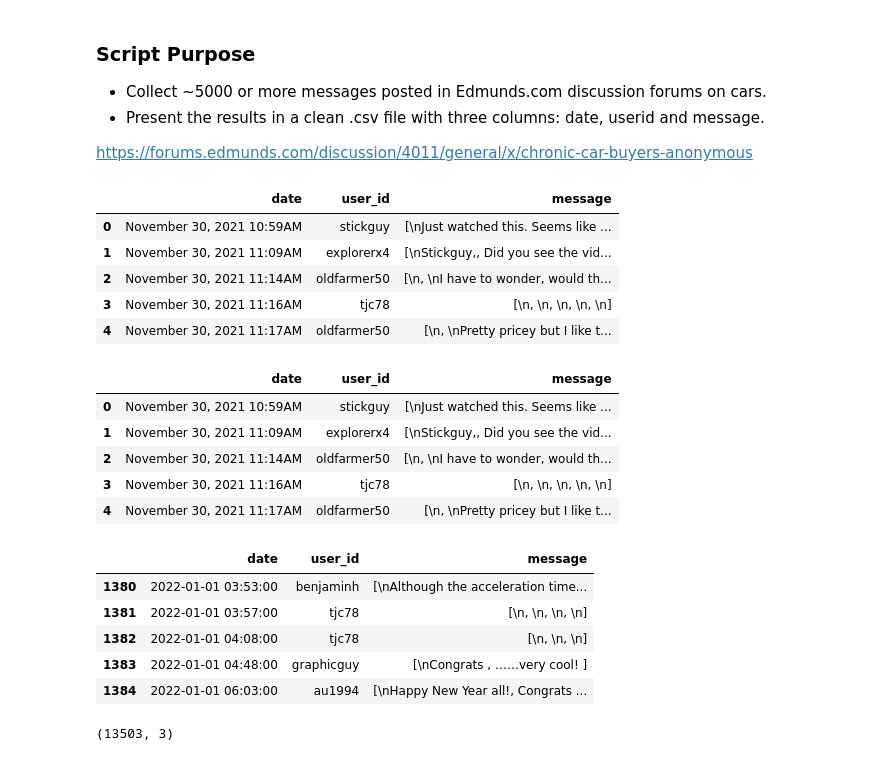
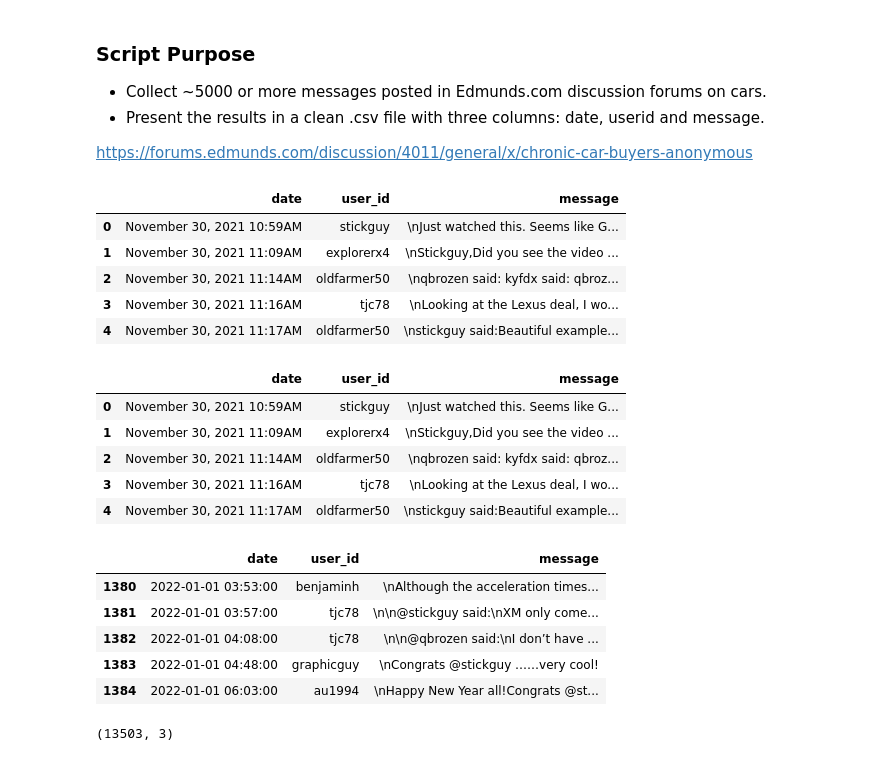
Before and after one commit to shanshanlao/car-brand-analysis, a Jupyter notebook: scrape_forum_comments.ipynb, the cells around one changed output. Drawn from its saved outputs; the diff is of its cells as text; code cells hidden in the pictures.

```diff
--- a/scrape_forum_comments.ipynb
+++ b/scrape_forum_comments.ipynb
@@ -30,50 +30,51 @@ dates = []
 for page in range(2560,2860):
 
     # First extract the page
     page_url = url + str(page)
     soup = BeautifulSoup(getData(page_url), 'html.parser')
 
     # In each page, scrape the comments
     # Each comment: <div class="Comment">
         # Author: <span class="Author"> <a title="userid">
         # Date: <span class="MItem DateCreated"> <time title= >
         # Message: <div class="Message userContent">
 
     comments = soup.find_all('div',class_ = 'Comment')
 
     for comment in comments:
         a_tag = comment.find("a", class_="Username js-userCard")
         if a_tag:
             authors.append(a_tag.text)
 
         t_tag = comment.find("time")
         if t_tag:
             dates.append(t_tag['title'])
 
         m_tag = comment.find('div', class_="Message userContent")
         if m_tag:
-            # Important! To keep only the new message and remove the quotes
-            messages.append(m_tag.find_all(text=True, recursive=False))
+            messages.append(m_tag.text)
+            # Important! To keep only the new message and remove the quotes:
+            # messages.append(m_tag.find_all(text=True, recursive=False))
 
 comments = pd.DataFrame(list(zip(dates,authors,messages)), columns = ['date','user_id','message'])
 comments.head()
 # %% [output]
 |  | date | user_id | message |
-| 0 | November 30, 2021 10:59AM | stickguy | [\nJust watched this. Seems like ... |
-| 1 | November 30, 2021 11:09AM | explorerx4 | [\nStickguy,, Did you see the vid... |
-| 2 | November 30, 2021 11:14AM | oldfarmer50 | [\n, \nI have to wonder, would th... |
-| 3 | November 30, 2021 11:16AM | tjc78 | [\n, \n, \n, \n, \n] |
-| 4 | November 30, 2021 11:17AM | oldfarmer50 | [\n, \nPretty pricey but I like t... |
+| 0 | November 30, 2021 10:59AM | stickguy | \nJust watched this. Seems like G... |
+| 1 | November 30, 2021 11:09AM | explorerx4 | \nStickguy,Did you see the video ... |
+| 2 | November 30, 2021 11:14AM | oldfarmer50 | \nqbrozen said: kyfdx said: qbroz... |
+| 3 | November 30, 2021 11:16AM | tjc78 | \nLooking at the Lexus deal, I wo... |
+| 4 | November 30, 2021 11:17AM | oldfarmer50 | \nstickguy said:Beautiful example... |
 # %%
 comments = pd.DataFrame(list(zip(dates,authors,messages)), columns = ['date','user_id','message'])
 comments.head()
 # %% [output]
 |  | date | user_id | message |
-| 0 | November 30, 2021 10:59AM | stickguy | [\nJust watched this. Seems like ... |
-| 1 | November 30, 2021 11:09AM | explorerx4 | [\nStickguy,, Did you see the vid... |
-| 2 | November 30, 2021 11:14AM | oldfarmer50 | [\n, \nI have to wonder, would th... |
-| 3 | November 30, 2021 11:16AM | tjc78 | [\n, \n, \n, \n, \n] |
-| 4 | November 30, 2021 11:17AM | oldfarmer50 | [\n, \nPretty pricey but I like t... |
+| 0 | November 30, 2021 10:59AM | stickguy | \nJust watched this. Seems like G... |
+| 1 | November 30, 2021 11:09AM | explorerx4 | \nStickguy,Did you see the video ... |
+| 2 | November 30, 2021 11:14AM | oldfarmer50 | \nqbrozen said: kyfdx said: qbroz... |
+| 3 | November 30, 2021 11:16AM | tjc78 | \nLooking at the Lexus deal, I wo... |
+| 4 | November 30, 2021 11:17AM | oldfarmer50 | \nstickguy said:Beautiful example... |
 # %%
 # Extract only 2022 data
 comments['date'] = pd.to_datetime(comments['date'])
@@ -83,11 +84,11 @@ comments = comments[ (comments['date'] >= pd.Timestamp(2022,1,1)) & (comments['d
 comments.head()
 # %% [output]
 |  | date | user_id | message |
-| 1380 | 2022-01-01 03:53:00 | benjaminh | [\nAlthough the acceleration time... |
-| 1381 | 2022-01-01 03:57:00 | tjc78 | [\n, \n, \n, \n] |
-| 1382 | 2022-01-01 04:08:00 | tjc78 | [\n, \n, \n] |
-| 1383 | 2022-01-01 04:48:00 | graphicguy | [\nCongrats , ……very cool! ] |
-| 1384 | 2022-01-01 06:03:00 | au1994 | [\nHappy New Year all!, Congrats ... |
+| 1380 | 2022-01-01 03:53:00 | benjaminh | \nAlthough the acceleration times... |
+| 1381 | 2022-01-01 03:57:00 | tjc78 | \n\n@stickguy said:\nXM only come... |
+| 1382 | 2022-01-01 04:08:00 | tjc78 | \n\n@qbrozen said:\nI don’t have ... |
+| 1383 | 2022-01-01 04:48:00 | graphicguy | \nCongrats @stickguy ……very cool! |
+| 1384 | 2022-01-01 06:03:00 | au1994 | \nHappy New Year all!Congrats @st... |
 # %%
 comments.shape
 # %% [output]
```
Also changed, not shown: 3 other files.
